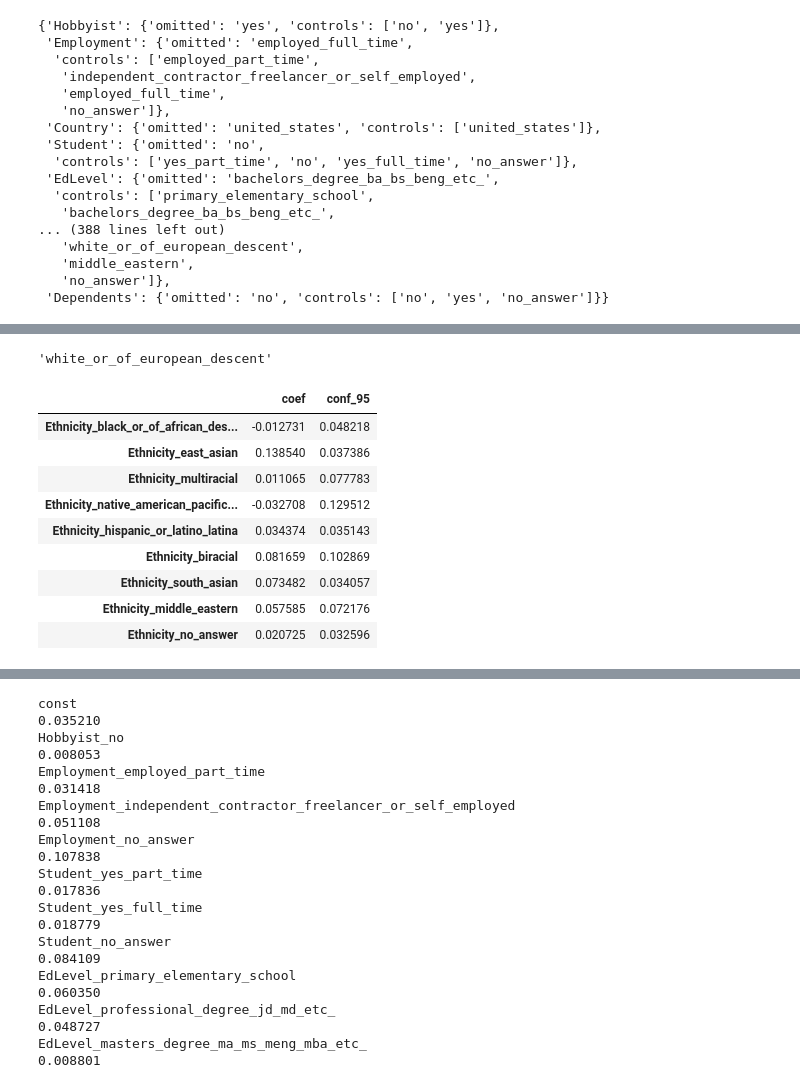
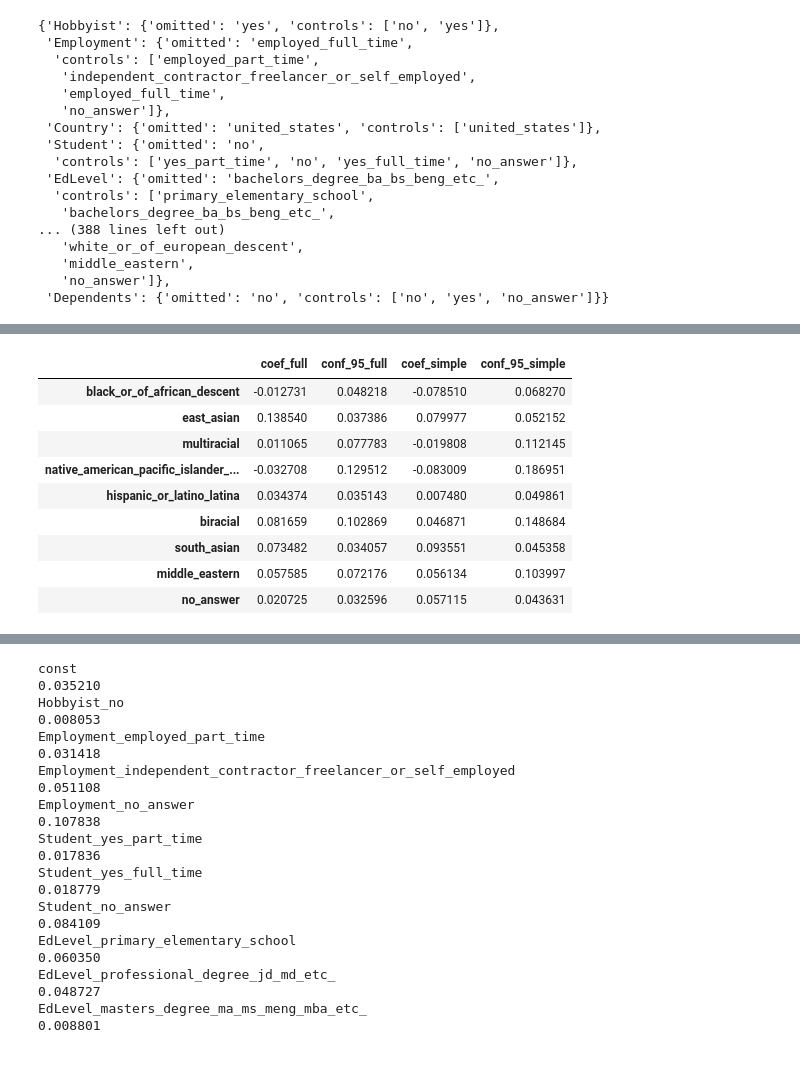
Before and after one commit to whoisnnamdi/highest-paid-software-developer-2019, a Jupyter notebook: dev-pay.ipynb, the cells around one changed output, grey strips where cells are left out. Cells and saved outputs as stored; diff of their text form; code cells hidden in the pictures.

```diff
--- a/dev-pay.ipynb
+++ b/dev-pay.ipynb
@@ -282,17 +262,13 @@ output_graph(data_2019, controls, "Ethnicity")
-# %%
-controls["Ethnicity"]["omitted"]
-# %% [output]
-'white_or_of_european_descent'
-# %%
-pd.concat([est.params, est.bse*1.96], axis=1).rename(columns={0: "coef", 1: "conf_95"}).filter(like="Ethnicity", axis=0)
-# %% [output]
-|  | coef | conf_95 |
-| Ethnicity_black_or_of_african_des... | -0.012731 | 0.048218 |
-| Ethnicity_east_asian | 0.138540 | 0.037386 |
-| Ethnicity_multiracial | 0.011065 | 0.077783 |
-| Ethnicity_native_american_pacific... | -0.032708 | 0.129512 |
-| Ethnicity_hispanic_or_latino_latina | 0.034374 | 0.035143 |
-| Ethnicity_biracial | 0.081659 | 0.102869 |
-| Ethnicity_south_asian | 0.073482 | 0.034057 |
-| Ethnicity_middle_eastern | 0.057585 | 0.072176 |
-| Ethnicity_no_answer | 0.020725 | 0.032596 |
+# %%
+test
+# %% [output]
+|  | coef_full | conf_95_full | coef_simple | conf_95_simple |
+| black_or_of_african_descent | -0.012731 | 0.048218 | -0.078510 | 0.068270 |
+| east_asian | 0.138540 | 0.037386 | 0.079977 | 0.052152 |
+| multiracial | 0.011065 | 0.077783 | -0.019808 | 0.112145 |
+| native_american_pacific_islander_... | -0.032708 | 0.129512 | -0.083009 | 0.186951 |
+| hispanic_or_latino_latina | 0.034374 | 0.035143 | 0.007480 | 0.049861 |
+| biracial | 0.081659 | 0.102869 | 0.046871 | 0.148684 |
+| south_asian | 0.073482 | 0.034057 | 0.093551 | 0.045358 |
+| middle_eastern | 0.057585 | 0.072176 | 0.056134 | 0.103997 |
+| no_answer | 0.020725 | 0.032596 | 0.057115 | 0.043631 |
```
Also changed, not shown: parts of 4 cells of this notebook.
